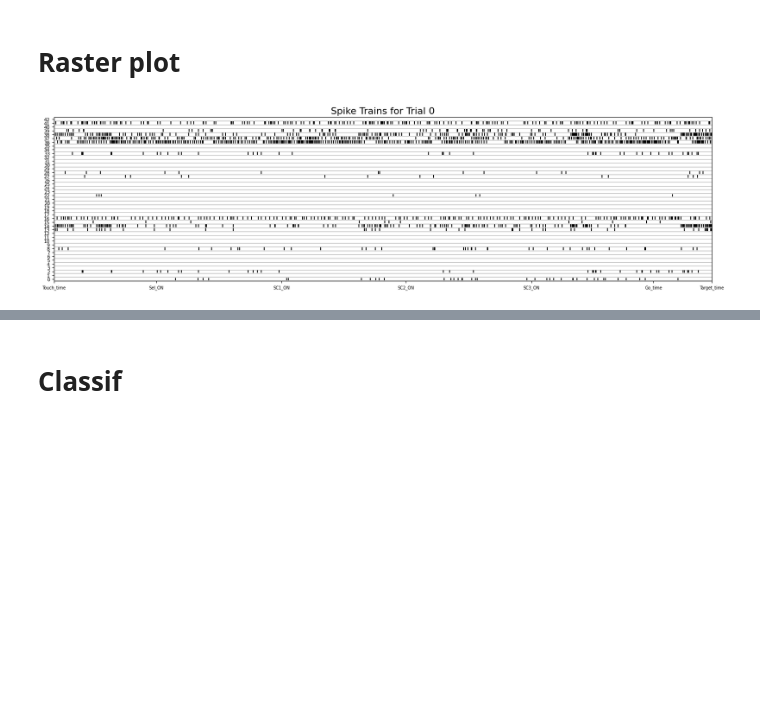
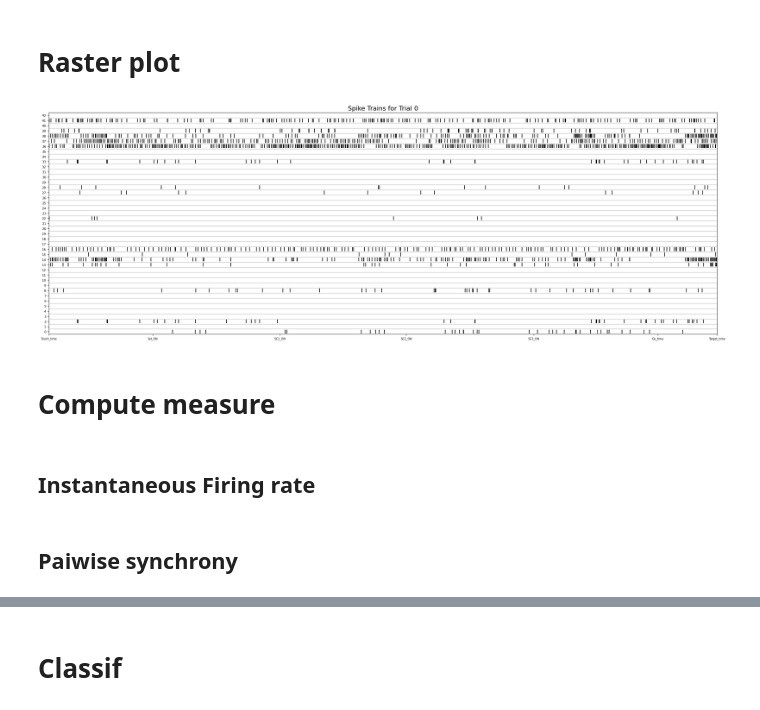
Before and after one commit to Lamifsud/pattern_classification_git, a Jupyter notebook: pipeline_drafts/HistGrad.ipynb, the cells around one changed output, grey strips where cells are left out. Saved outputs shown, nothing was run; the diff lists cells and outputs as text; code cells hidden in the pictures; blank space fills up the shorter version.

```diff
--- a/pipeline_drafts/HistGrad.ipynb
+++ b/pipeline_drafts/HistGrad.ipynb
@@ -117,28 +126,32 @@ spikes_times_aligned = manage.spike_ts_aligned(df_task_ts, df_task_ts_by_neuron,
 # %%
 n_neurons = spikes_times_aligned.shape[0]
 
 t = 0
 event_vector = df_task_ts.loc[t]
 
-plt.figure(figsize=(20, 5))  # Ajustez la taille de la figure selon vos besoins
+plt.figure(figsize=(30, 10))  # Ajustez la taille de la figure selon vos besoins
 
 # Parcourir tous les neurones et tracer leur spike train
 for n in range(n_neurons):
     spiketrain = spikes_times_aligned[n][t]['spike_train']
     if len(spiketrain) > 0 and spiketrain[0] != 0:
         plt.eventplot(spiketrain.magnitude, linelengths=0.75, lineoffsets=n, color='black')
 for i in range(n_neurons - 1):
     plt.hlines(i+0.5, xmin=event_vector.min(), xmax=event_vector.max(), colors='gray', linestyles='solid', linewidth=0.5)
 
 # Définir les étiquettes de l'axe x et l'axe y
 plt.xticks(event_vector.values, event_labels, fontsize=7)
 plt.yticks(range(n_neurons), [f"{i}" for i in range(n_neurons)], fontsize=8)
 plt.title(f"Spike Trains for Trial {t}", fontsize=16)
 
 # Ajuster les limites des axes
 plt.xlim(event_vector.min(), event_vector.max())
 plt.ylim(-0.5, 42.5)
 
 plt.show()
 # %% [output]
-[figure, old version]
+[figure, new version]
+# %% [markdown]
+# Compute measure
+# %% [markdown]
+## Instantaneous Firing rate
@@ -144,0 +164,2 @@ plt.show()
+# %% [markdown]
+## Paiwise synchrony
```
Also changed, not shown: parts of 35 cells of this notebook, 4 other files.
